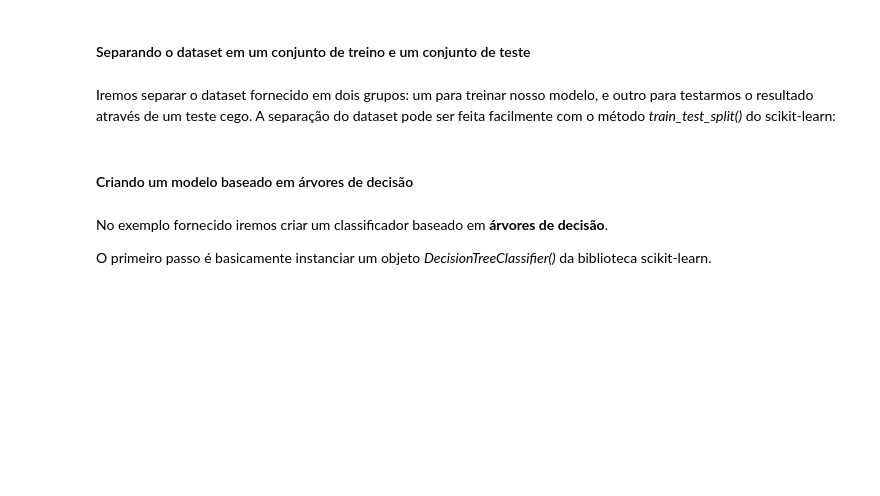
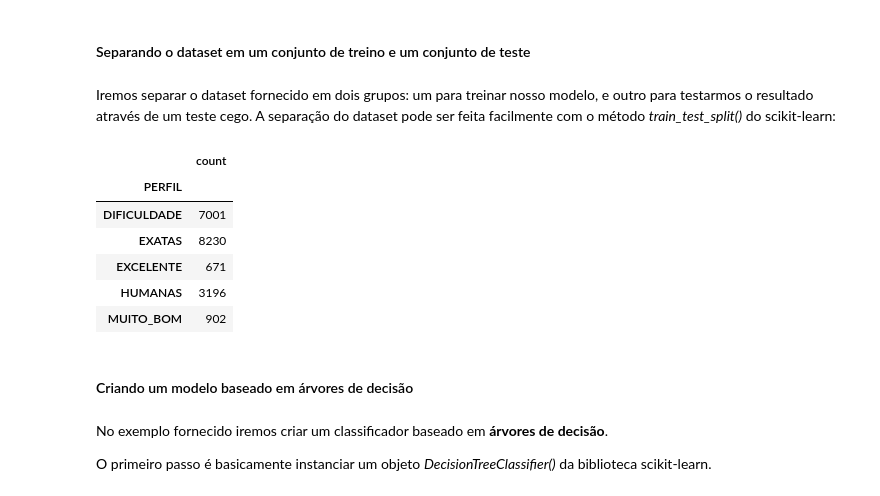
Before and after one commit to Quiteria89/Deploy-Web, a Jupyter notebook: desafio_2_mq.ipynb, the cells around one changed output. Cells and saved outputs as stored; diff of their text form; code cells hidden in the pictures; blank space fills up the shorter version.

```diff
--- a/desafio_2_mq.ipynb
+++ b/desafio_2_mq.ipynb
@@ -401,6 +401,16 @@ Iremos separar o dataset fornecido em dois grupos: um para treinar nosso modelo,
 # %%
 # Separação dos dados em um conjunto de treino e um conjunto de teste
 X_train, X_test, y_train, y_test = train_test_split(X, y, test_size=0.3, random_state=337)
+# %%
+df_data_3.groupby(by=['PERFIL'])['MATRICULA'].agg(['count'])
+# %% [output]
+|  | count |
+| PERFIL |  |
+| DIFICULDADE | 7001 |
+| EXATAS | 8230 |
+| EXCELENTE | 671 |
+| HUMANAS | 3196 |
+| MUITO_BOM | 902 |
 # %% [markdown]
 #### Criando um modelo baseado em árvores de decisão
 # %% [markdown]
```
Also changed, not shown: parts of 10 cells of this notebook.
